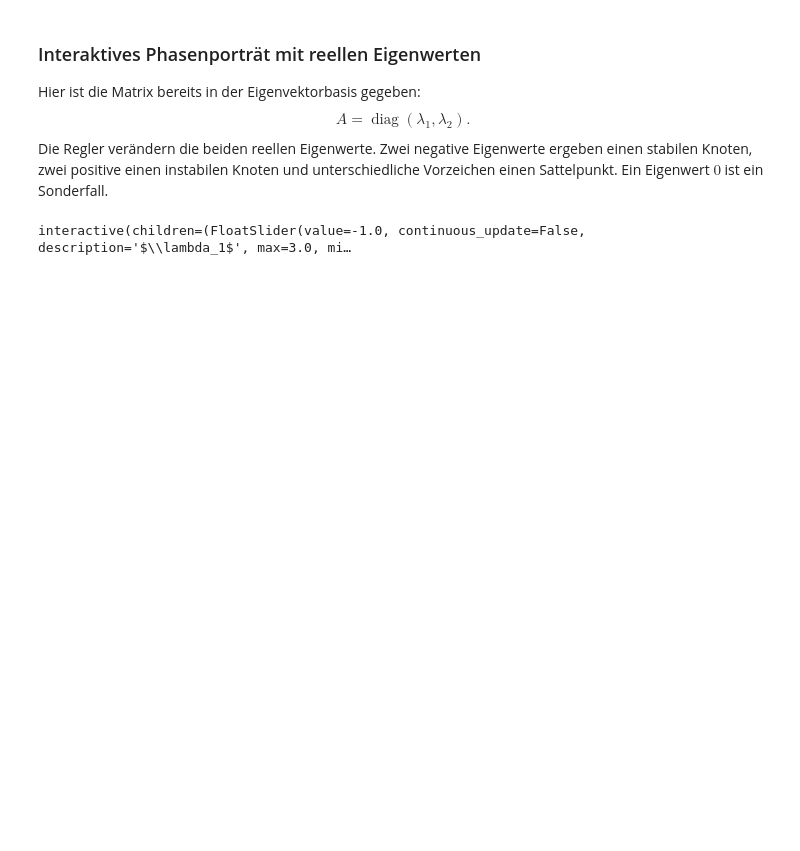
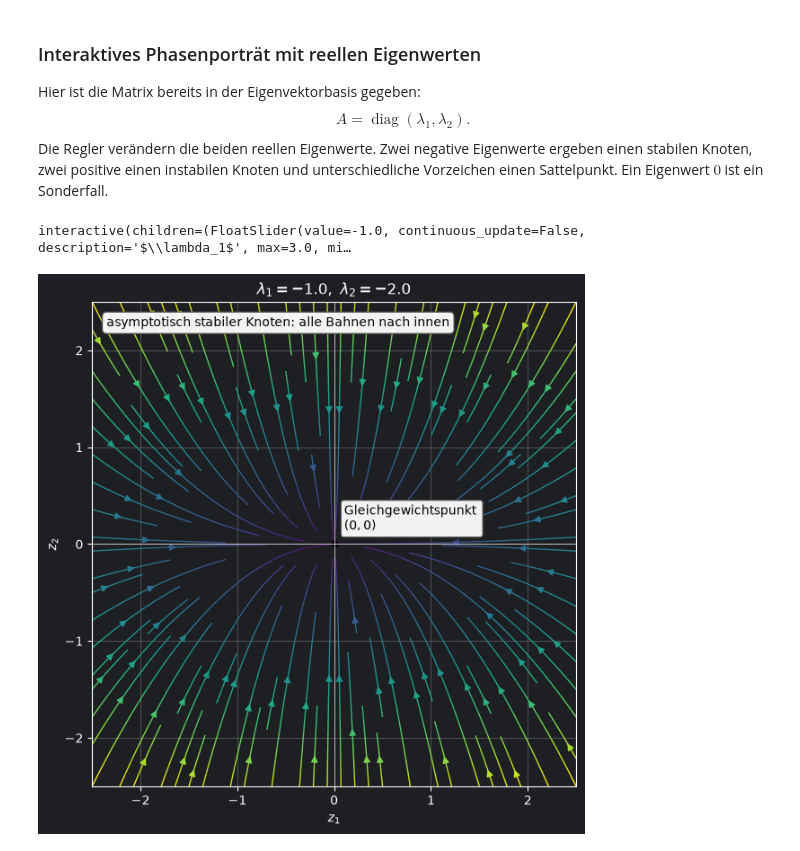
Before and after one commit to karkessler/dhbw-mathe3, a Jupyter notebook: notebooks/differentialgleichungen/00_mathematische_grundlagen.ipynb, the cells around one changed output. Cells and saved outputs as stored; diff of their text form; code cells hidden in the pictures; blank space fills up the shorter version.

```diff
--- a/notebooks/differentialgleichungen/00_mathematische_grundlagen.ipynb
+++ b/notebooks/differentialgleichungen/00_mathematische_grundlagen.ipynb
@@ -633,30 +640,32 @@ def zeichne_reelle_eigenwerte(eigenwert_1=-1.0, eigenwert_2=-2.0):
         beschreibung = 'instabiler Knoten: alle Bahnen nach außen'
     else:
         beschreibung = 'Sattelpunkt: eine stabile und eine instabile Richtung'
 
     abbildung, achse = plt.subplots(figsize=(8, 7))
     achse.streamplot(x_reell, y_reell, u_reell, v_reell,
                      color=np.hypot(u_reell, v_reell), cmap='viridis', density=1.2,
                      linewidth=1, arrowsize=1.1)
     achse.plot(0, 0, 'ko', ms=5)
     achse.annotate('Gleichgewichtspunkt ' + chr(10) + '$(0,0)$', xy=(0, 0), xytext=(8, 8),
                    textcoords='offset points', color='black', ha='left', va='bottom',
                    bbox={'boxstyle': 'round,pad=0.25', 'fc': 'white', 'alpha': 0.95, 'ec': '0.3'})
     achse.text(0.03, 0.97, beschreibung, transform=achse.transAxes, va='top', color='black',
                bbox={'boxstyle': 'round,pad=0.35', 'fc': 'white', 'alpha': 0.95, 'ec': '0.3'})
     achse.axhline(0, color='0.75', lw=0.7)
     achse.axvline(0, color='0.75', lw=0.7)
     achse.set(xlim=(-2.5, 2.5), ylim=(-2.5, 2.5), aspect='equal', xlabel='$z_1$', ylabel='$z_2$',
               title=rf'$\lambda_1={eigenwert_1:.1f},\ \lambda_2={eigenwert_2:.1f}$')
     plt.show()
 
 
 widgets.interact(
     zeichne_reelle_eigenwerte,
     eigenwert_1=widgets.FloatSlider(value=-1.0, min=-3.0, max=3.0, step=0.1,
                                     description=r'$\lambda_1$', continuous_update=False),
     eigenwert_2=widgets.FloatSlider(value=-2.0, min=-3.0, max=3.0, step=0.1,
                                     description=r'$\lambda_2$', continuous_update=False),
 );
+zeichne_reelle_eigenwerte()
 # %% [output]
 interactive(children=(FloatSlider(value=-1.0, continuous_update=False, description='$\\lambda_1$', max=3.0, mi…
+[figure, added]
```
Also changed, not shown: parts of 4 cells of this notebook.
